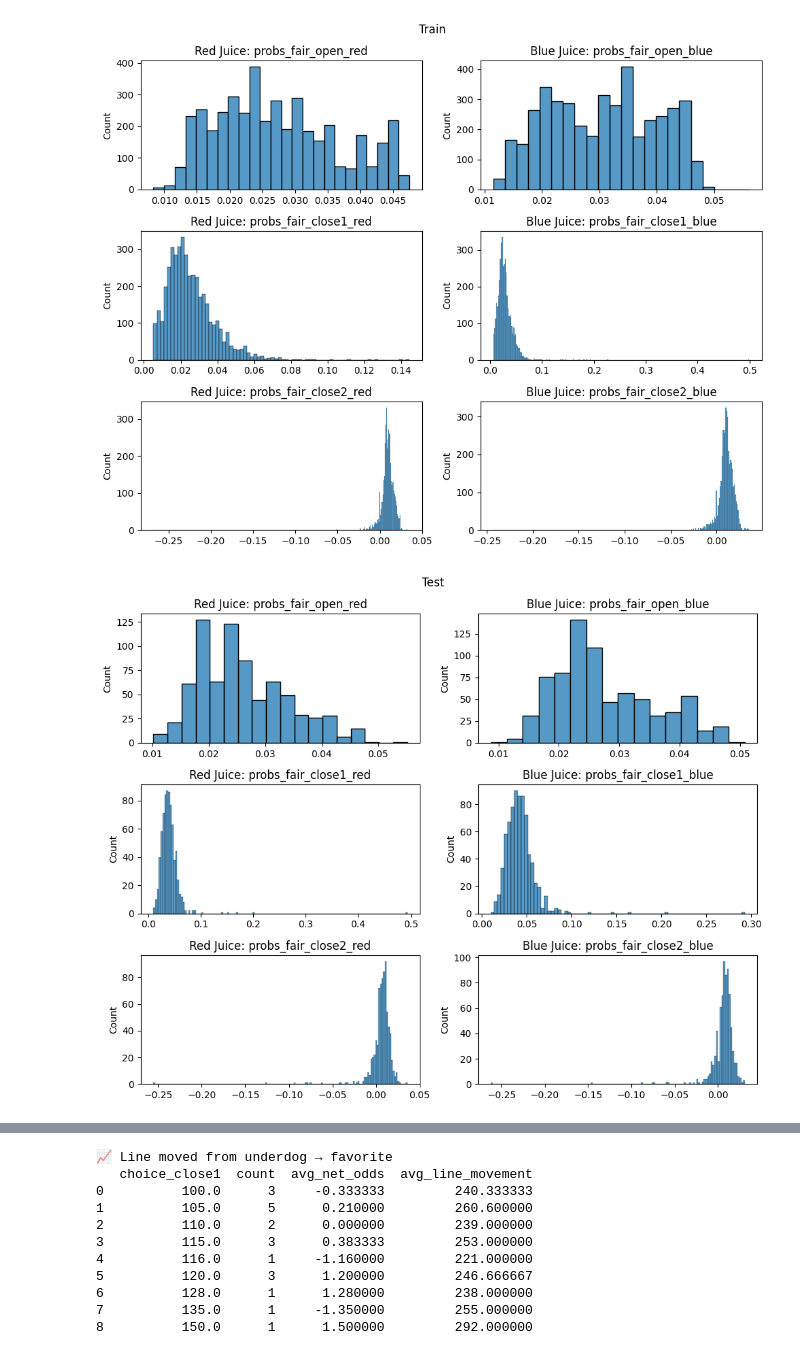
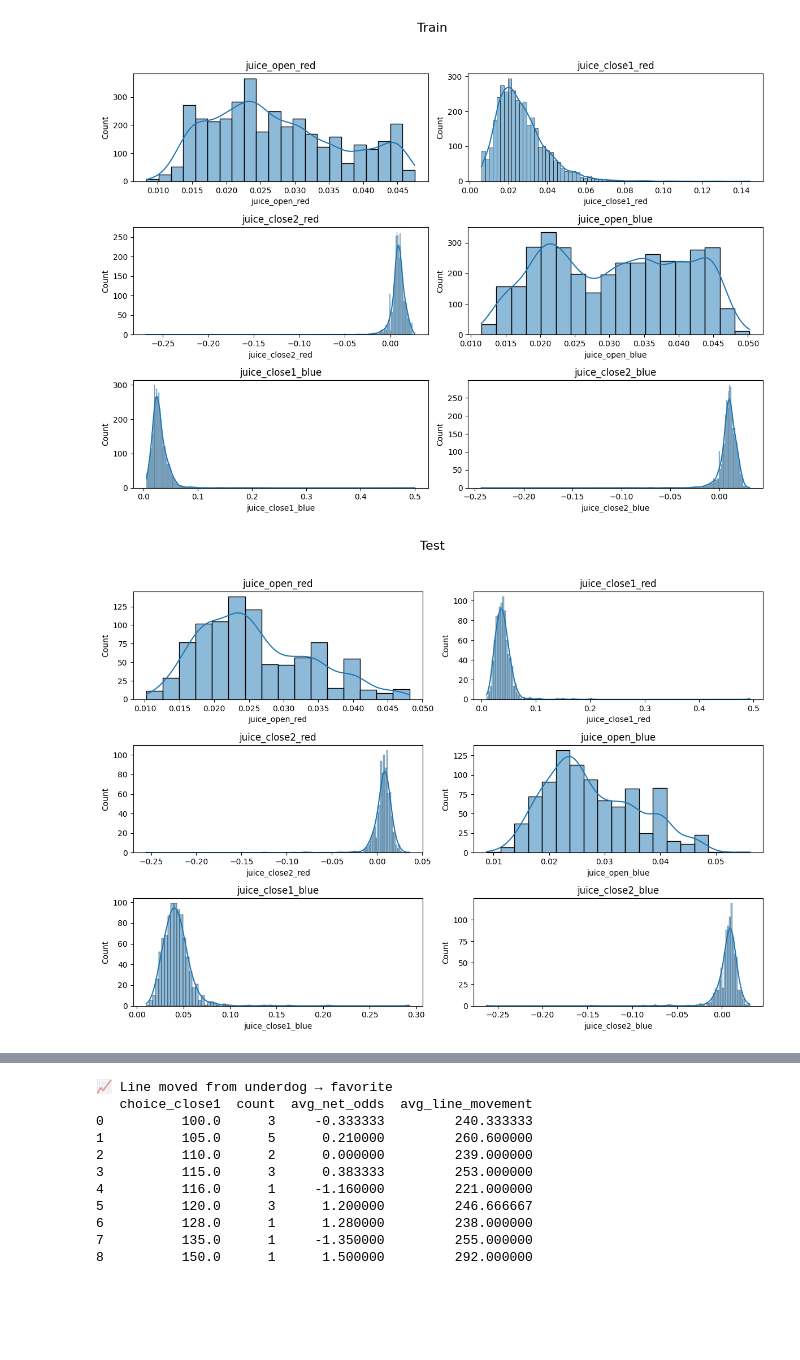
Before and after one commit to jcmarkowicz/sports_betting, a Jupyter notebook: winnigs_calcs/betting_sim.ipynb, the cells around one changed output, grey strips where cells are left out. Saved outputs shown, nothing was run; the diff lists cells and outputs as text; code cells hidden in the pictures; blank space fills up the shorter version.

```diff
--- a/winnigs_calcs/betting_sim.ipynb
+++ b/winnigs_calcs/betting_sim.ipynb
@@ -67,24 +50,37 @@ def fighter_prediction_stats(df, pred_col='pred_winner', red_col='red_fighter',
 
 preds_results_dict = fighter_prediction_stats(df_history)
 # %%
-def plot_juice(df, red_fair, blue_fair, red_imp, blue_imp, title):
+def plot_juice_columns(df, title):
+    """
+    Plots histograms of all columns containing 'juice' in their name.
 
-    fig, axes = plt.subplots(nrows=3, ncols=2, figsize=(10,8))
-    for i, ax in enumerate(axes):
-        red_juice = df[red_imp[i]] - df[red_fair[i]]
-        sns.histplot(red_juice, ax=ax[0])
-        ax[0].set_title(f'Red Juice: {red_fair[i]}')
+    df : pd.DataFrame
+    title : str
+    """
+    juice_cols = [c for c in df.columns if 'juice' in c.lower()]
+    n = len(juice_cols)
+    ncols = 2
+    nrows = (n + 1) // ncols
 
-        blue_juice = df[blue_imp[i]] - df[blue_fair[i]]
-        sns.histplot(blue_juice, ax=ax[1])
-        ax[1].set_title(f'Blue Juice: {blue_fair[i]}')
+    fig, axes = plt.subplots(nrows=nrows, ncols=ncols, figsize=(12, nrows*3))
+    axes = axes.flatten()
 
-    fig.suptitle(title)
-    plt.tight_layout()
+    for i, col in enumerate(juice_cols):
+        sns.histplot(df[col], ax=axes[i], kde=True)
+        axes[i].set_title(col)
+
+    # Hide any unused axes
+    for j in range(i+1, len(axes)):
+        axes[j].set_visible(False)
+
+    fig.suptitle(title, fontsize=16)
+    plt.tight_layout(rect=[0, 0, 1, 0.96])
     plt.show()
 
-plot_juice(df_history, red_fair, blue_fair, red_imp, blue_imp, 'Train')
-plot_juice(df_results, red_fair, blue_fair, red_imp, blue_imp, 'Test')
+
+# Example usage:
+plot_juice_columns(df_history, 'Train')
+plot_juice_columns(df_results, 'Test')
 # %% [output]
-[figure, old version]
+[figure, new version]
-[figure, old version]
+[figure, new version]
```
Also changed, not shown: parts of 39 cells of this notebook, 17 other files.
